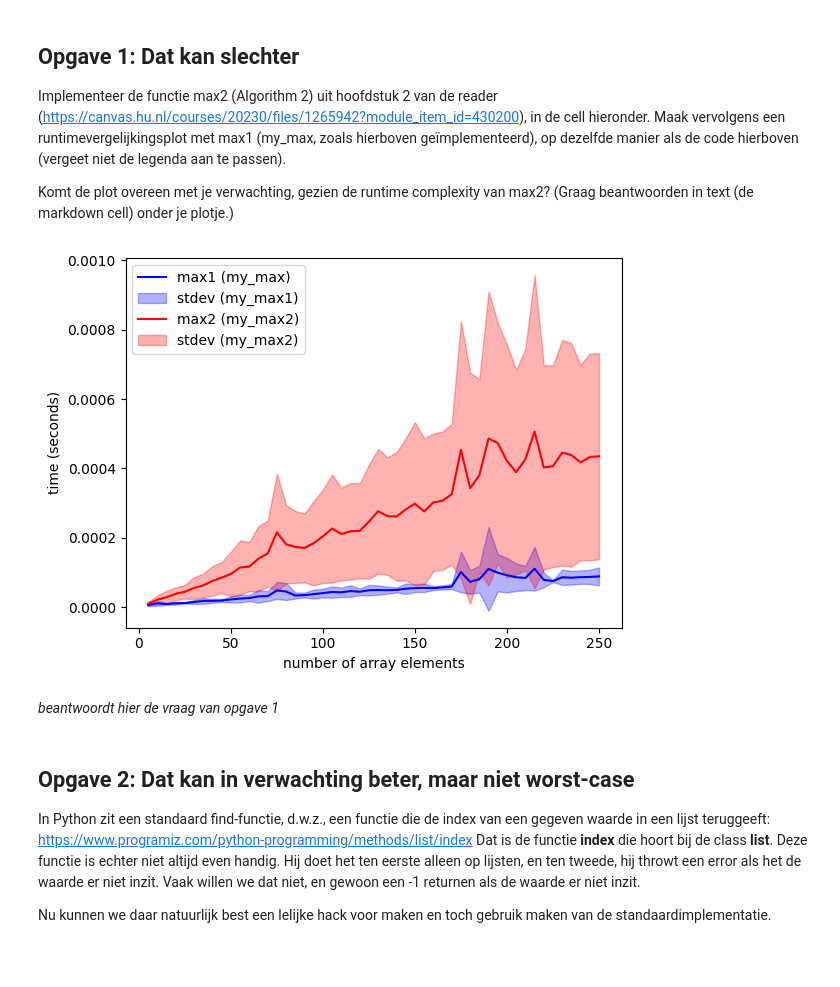
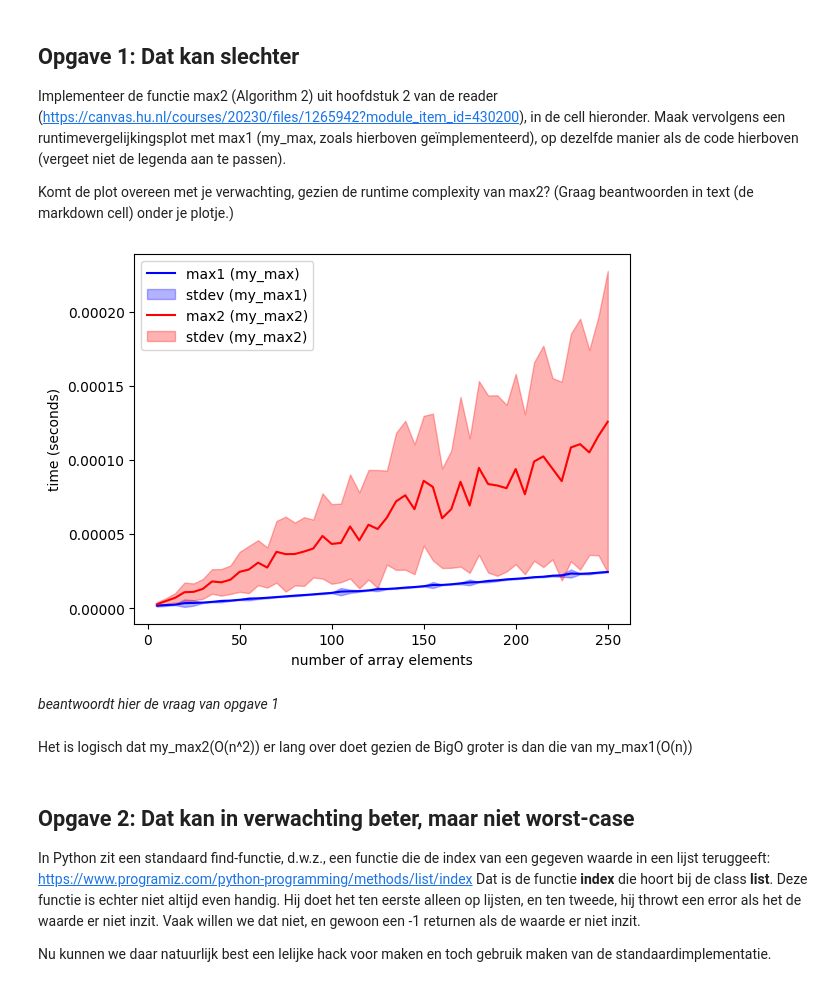
Before and after one commit to ASCanak/TICT-TV2ALDS1-20, a Jupyter notebook: ALDS1 - Complexity.ipynb, the cells around one changed output. Cells and saved outputs as stored; diff of their text form; code cells hidden in the pictures; blank space fills up the shorter version.

```diff
--- a/ALDS1 - Complexity.ipynb
+++ b/ALDS1 - Complexity.ipynb
@@ -115,7 +115,7 @@ meetpunten = list(range(5, 251, 5))
 for i in meetpunten:
     std = []
     my = []
-    for j in range(200):  # vijftig metingen per datapunt
+    for j in range(50):  # vijftig metingen per datapunt
         arr = random_int_array(i)
         t1 = time.perf_counter()
         res = max(arr)
@@ -172,8 +172,6 @@ Implementeer de functie max2 (Algorithm 2) uit hoofdstuk 2 van de reader (https:
 Komt de plot overeen met je verwachting, gezien de runtime complexity van max2? (Graag beantwoorden in text (de markdown cell) onder je plotje.)
 # %%
 # Schrijf hier je code voor opgave 1
-
-# Deze functie implementeert het max1 algoritme uit de reader
 def my_max2(int_array):
     l = len(int_array)
     for i in range(l):
@@ -193,7 +191,7 @@ meetpunten = list(range(5, 251, 5))
 for i in meetpunten:
     my1 = []
     my2 = []
-    for j in range(200):  # vijftig metingen per datapunt
+    for j in range(50):  # vijftig metingen per datapunt
         arr = random_int_array(i)
         t1 = time.perf_counter()
         res = my_max(arr)
@@ -202,36 +200,38 @@ for i in meetpunten:
         t1 = time.perf_counter()
         res = my_max2(arr)
         t2 = time.perf_counter()
         my2.append(t2 - t1)
     mean_my_max1.append(stats.mean(my1))
     stdev_my_max1.append(stats.stdev(my1))
     mean_my_max2.append(stats.mean(my2))
     stdev_my_max2.append(stats.stdev(my2))
 
 plt.plot(meetpunten, mean_my_max1, "b-")
 plt.fill_between(
     meetpunten,
     np.array(mean_my_max1) - np.array(stdev_my_max1),
     np.array(mean_my_max1) + np.array(stdev_my_max1),
     color="b",
     alpha=0.3,
 )
 plt.plot(meetpunten, mean_my_max2, "r-")
 plt.fill_between(
     meetpunten,
     np.array(mean_my_max2) - np.array(stdev_my_max2),
     np.array(mean_my_max2) + np.array(stdev_my_max2),
     color="r",
     alpha=0.3,
 )
 plt.xlabel("number of array elements")
 plt.ylabel("time (seconds)")
 plt.legend(["max1 (my_max)", "stdev (my_max1)", "max2 (my_max2)", "stdev (my_max2)"], loc="upper left")
 plt.show()
 # %% [output]
-[figure, old version]
+[figure, new version]
 # %% [markdown]
 *beantwoordt hier de vraag van opgave 1*
+# %% [markdown]
+Het is logisch dat my_max2(O(n^2)) er lang over doet gezien de BigO groter is dan die van my_max1(O(n))
 # %% [markdown]
 ## Opgave 2: Dat kan in verwachting beter, maar niet worst-case
 
```
Also changed, not shown: parts of 11 cells of this notebook.
